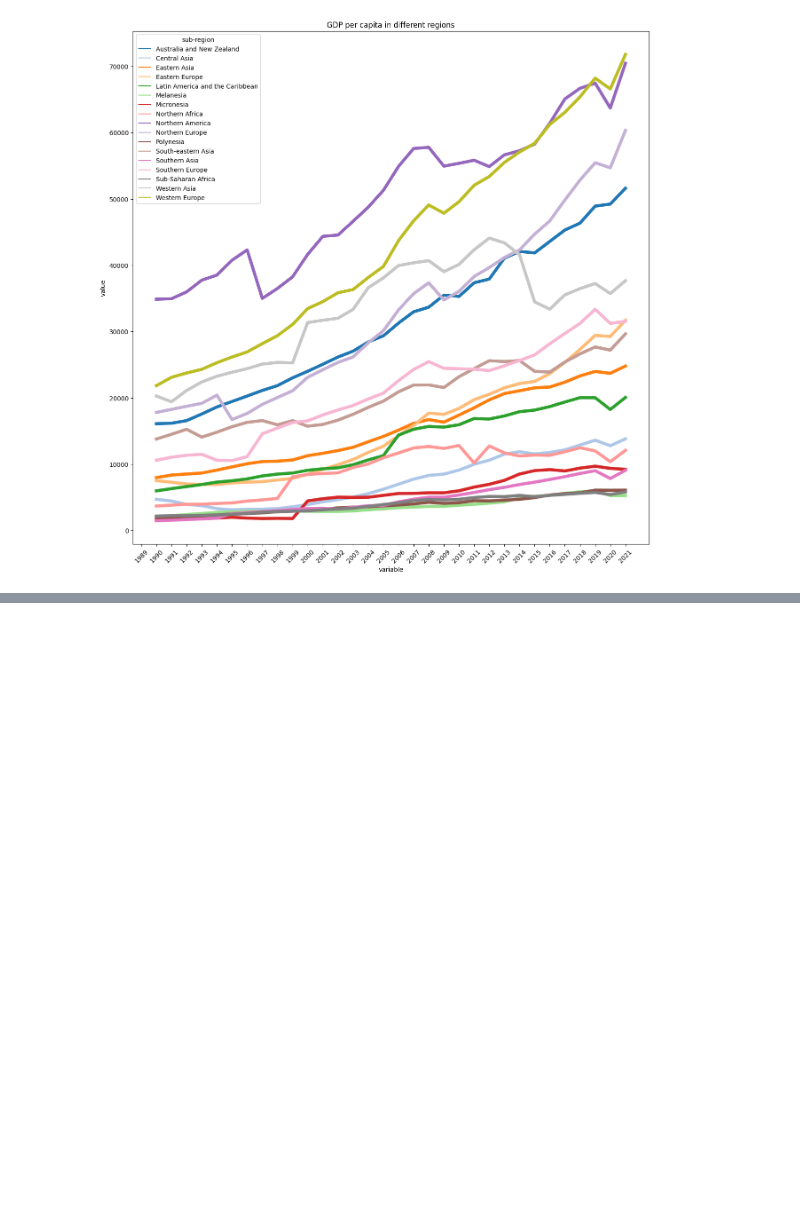
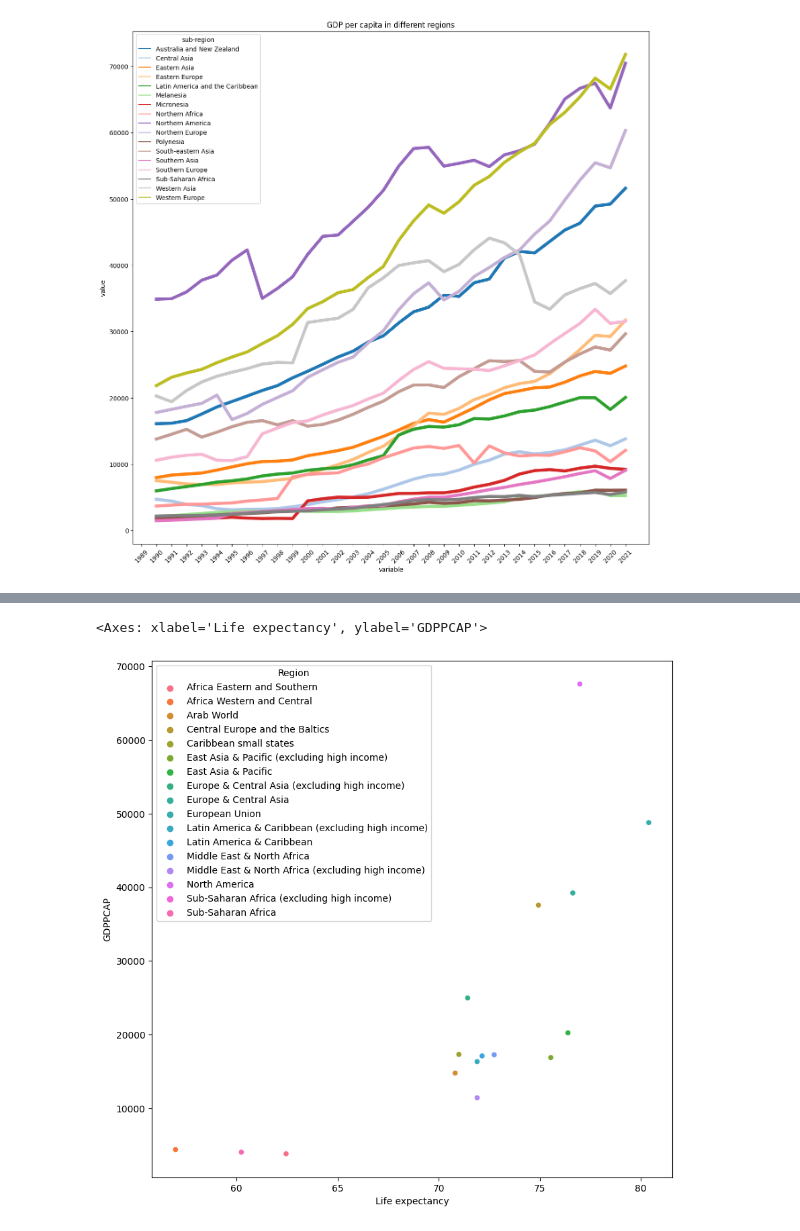
Before and after one commit to varjakm/Andmetehnika_projekt, a Jupyter notebook: projekt.ipynb, the cells around one changed output, grey strips where cells are left out. Drawn from its saved outputs; the diff is of its cells as text; code cells hidden in the pictures; blank space fills up the shorter version.

```diff
--- a/projekt.ipynb
+++ b/projekt.ipynb
@@ -268,0 +310,4 @@ None
+# %%
+regions_gdp_2021_df = regions_gdp_df[['Country Name', '2021']].reset_index(drop=True)
+regions_gdp_2021_df.rename(columns = {'Country Name' : 'Region', '2021':'GDPPCAP'}, inplace = True)
+regions_gdp_2021_df
@@ -268,0 +333,12 @@ None
+# %%
+#Getting life expectancy for years, where we have values
+life_expectancy_df = df_list[1]
+life_expectancy_df2 = life_expectancy_df.drop(['Indicator Code', '1960', '1961',
+       '1962', '1963', '1964', '1965', '1966', '1967', '1968', '1969', '1970',
+       '1971', '1972', '1973', '1974', '1975', '1976', '1977', '1978', '1979',
+       '1980', '1981', '1982', '1983', '1984', '1985', '1986', '1987', '1988',
+       '1989'], axis=1)
+# %%
+life_expectancy_2021_df=life_expectancy_df2[['Country Name', '2021']].reset_index(drop=True)
+life_expectancy_2021_df.rename(columns = {'Country Name' : 'Region', '2021':'Life expectancy'}, inplace = True)
+life_expectancy_2021_df.head()
@@ -268,0 +352,9 @@ None
+# %%
+#Joining tables together
+life_expectancy_GDPCAP_df=life_expectancy_2021_df.merge(regions_gdp_2021_df, on='Region', how='inner')
+# %%
+plt.figure(figsize=(10, 10))
+sns.scatterplot(data=life_expectancy_GDPCAP_df, x='Life expectancy', y='GDPPCAP', hue='Region')
+# %% [output]
+<Axes: xlabel='Life expectancy', ylabel='GDPPCAP'>
+[figure, added]
```
Also changed, not shown: parts of 4 cells of this notebook.
